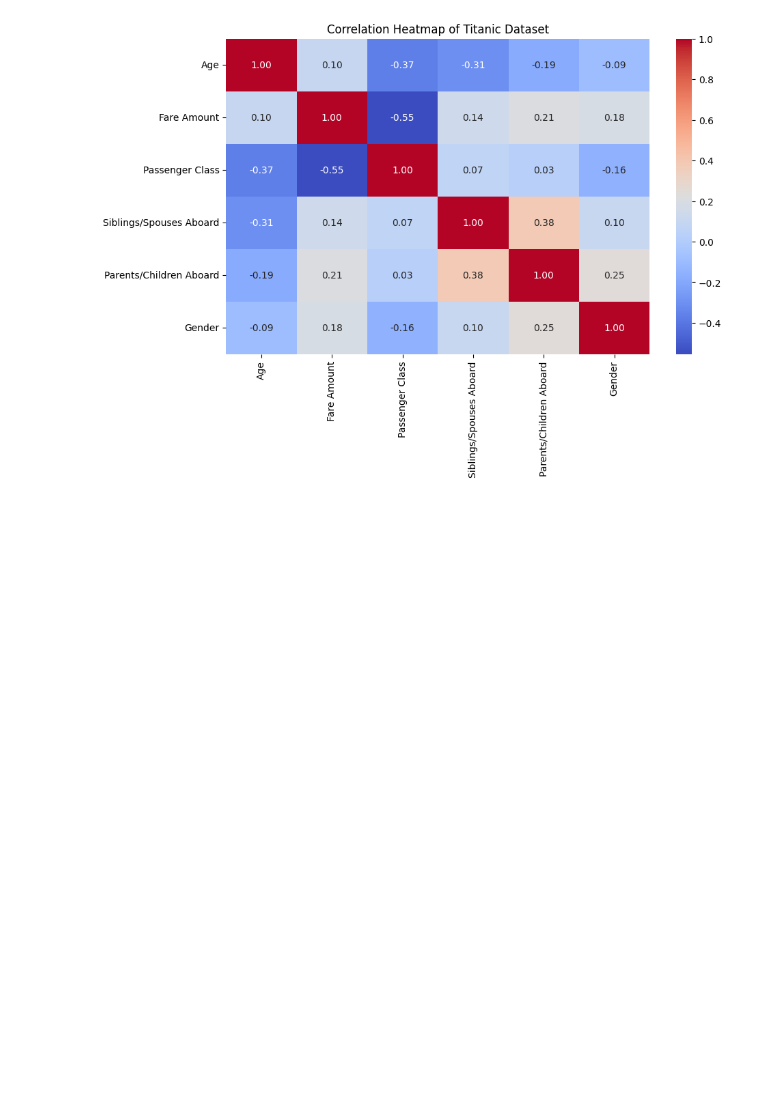
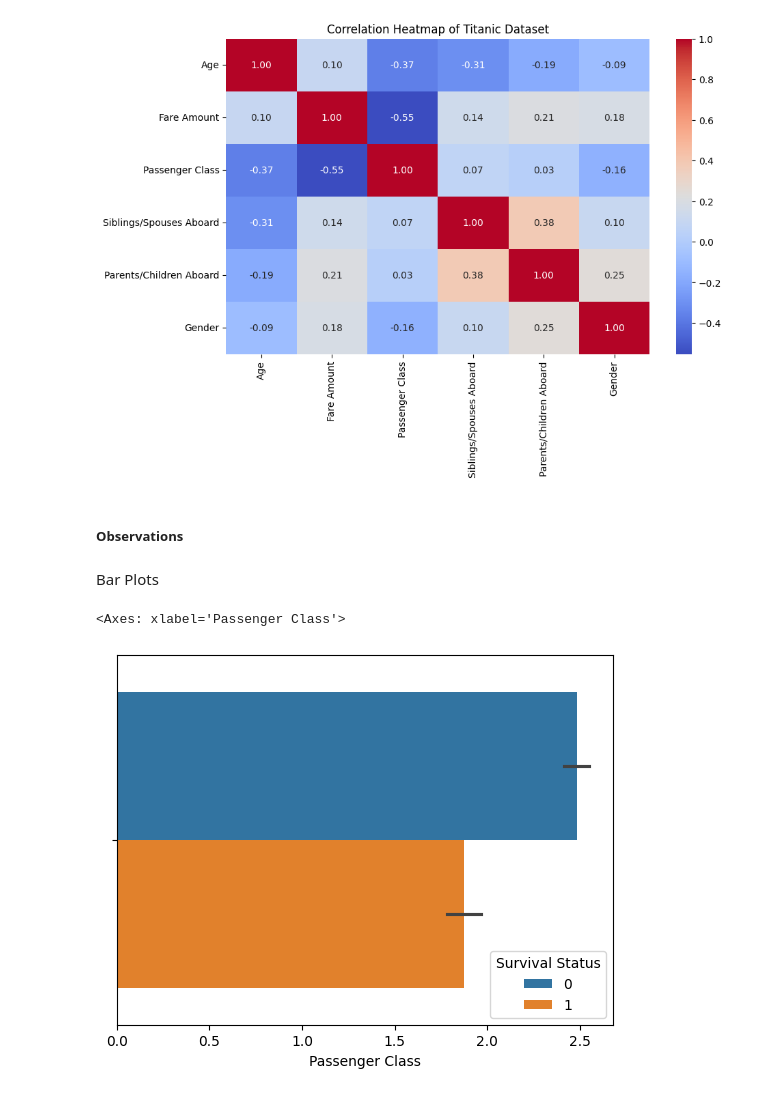
Before and after one commit to BethSpornitz/datafun-06-eda, a Jupyter notebook: bethspornitz_eda.ipynb, the cells around one changed output. Drawn from its saved outputs; the diff is of its cells as text; code cells hidden in the pictures; blank space fills up the shorter version.

Commit message:
Added several visualizations

```diff
--- a/bethspornitz_eda.ipynb
+++ b/bethspornitz_eda.ipynb
@@ -317,3 +317,12 @@ plt.title('Correlation Heatmap of Titanic Dataset')
 plt.show()
 # %% [output]
 [figure]
+# %% [markdown]
+##### Observations
+# %% [markdown]
+Bar Plots
+# %%
+sns.barplot(data=df, x='Passenger Class', hue='Survival Status')
+# %% [output]
+<Axes: xlabel='Passenger Class'>
+[figure, added]
```
Also changed, not shown: parts of 13 cells of this notebook.
